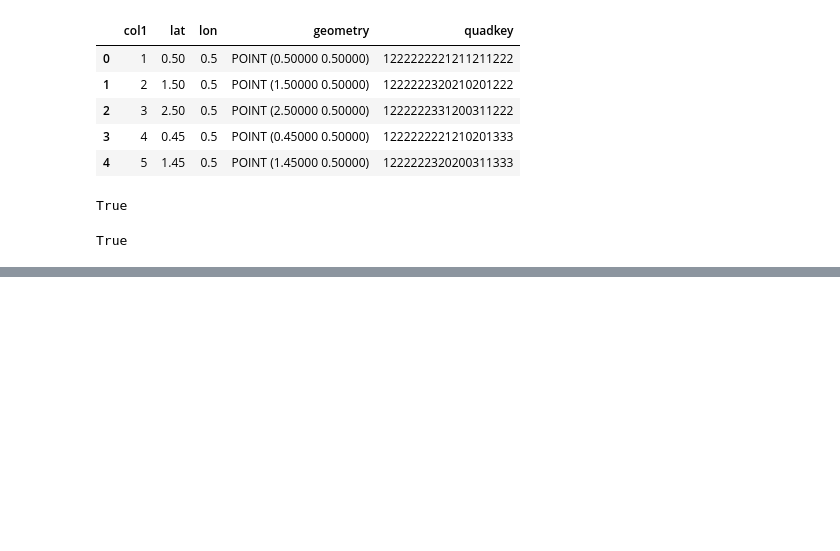
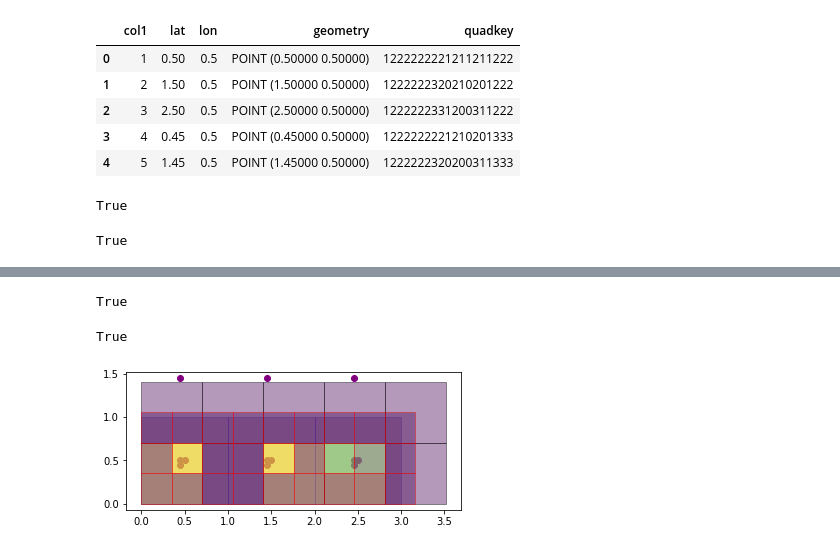
Before and after one commit to thinkingmachines/geowrangler, a Jupyter notebook: notebooks/02_vector_zonal_stats.ipynb, the cells around one changed output, grey strips where cells are left out. Saved outputs shown, nothing was run; the diff lists cells and outputs as text; code cells hidden in the pictures; blank space fills up the shorter version.

Commit message:
Use bing grid tiles for aoi in bing vector zonal stats tests

```diff
--- a/notebooks/02_vector_zonal_stats.ipynb
+++ b/notebooks/02_vector_zonal_stats.ipynb
@@ -115,7 +115,7 @@ def _fix_agg(
       - 'func': a list of aggregation functions (should be a valid 'agg' function)
       - 'column': a column to apply the aggregation functions (should be a valid numeric column in data)
       - 'output': the names of the new columns containing the application of the aggregation functions (default: concat column + '_' + func)
-      - 'fillna': boolean list whether to replace new columns with 'NA' values  with 0 (default: True)
+      - 'fillna': boolean list whether to replace new columns with 'NA' values  with 0 (default: False)
     """
     if "func" not in agg:
         return agg  # skip fix as agg spec is invalid
@@ -1098,6 +1094,8 @@ show_doc(create_bingtile_zonal_stats)
 # %%
 bingtile_results = create_bingtile_zonal_stats(
-    simple_aoi_quadkey, simple_data_quadkey, aggregations=[dict(func="count")]
+    simple_aoi_bingtiles,
+    simple_data_quadkey,
+    aggregations=[dict(func="count", fillna=True)],
 )
 # %%
 bingtile_results
@@ -1112,0 +1144,9 @@ simple_aoi_bingtiles = bgtile_generator.generate_grid(simple_aoi)
+# %%
+bgtile_generator10 = gr.BingTileGridGenerator(AOI_ZOOM_LEVEL + 1)
+simple_aoi_bingtiles10 = bgtile_generator10.generate_grid(simple_aoi)
+# %%
+bingtile_results10 = create_bingtile_zonal_stats(
+    simple_aoi_bingtiles10,
+    simple_data_quadkey,
+    aggregations=[dict(func="count", fillna=True)],
+)
@@ -1113,6 +1161,25 @@ simple_aoi_bingtiles = bgtile_generator.generate_grid(simple_aoi)
+# %%
+list(bingtile_results10[bingtile_results10.index_count > 0].quadkey.values) == [
+    "1222222221",
+    "1222222320",
+    "1222222330",
+    "1222222331",
+]
+# %% [output]
+True
+# %%
+list(bingtile_results10[bingtile_results10.index_count > 0].index_count.values) == [
+    3,
+    3,
+    2,
+    1,
+]
+# %% [output]
+True
 # %%
-ax = simple_aoi.plot(
-    ax=plt.axes(), facecolor="none", edgecolor=["red", "blue", "green"]
-)
+ax = results.plot(ax=plt.axes(), column="index_count", edgecolor="blue", alpha=0.2)
 ax = simple_data.plot(ax=ax, color="purple")
-ax = simple_aoi_bingtiles.plot(ax=ax, edgecolor="orange", facecolor="orange", alpha=0.4)
+ax = bingtile_results.plot(ax=ax, column="index_count", edgecolor="black", alpha=0.4)
+ax = bingtile_results10.plot(ax=ax, column="index_count", edgecolor="red", alpha=0.4)
+# %% [output]
+[figure, added]
```
Also changed, not shown: parts of 14 cells of this notebook, 3 other files.
